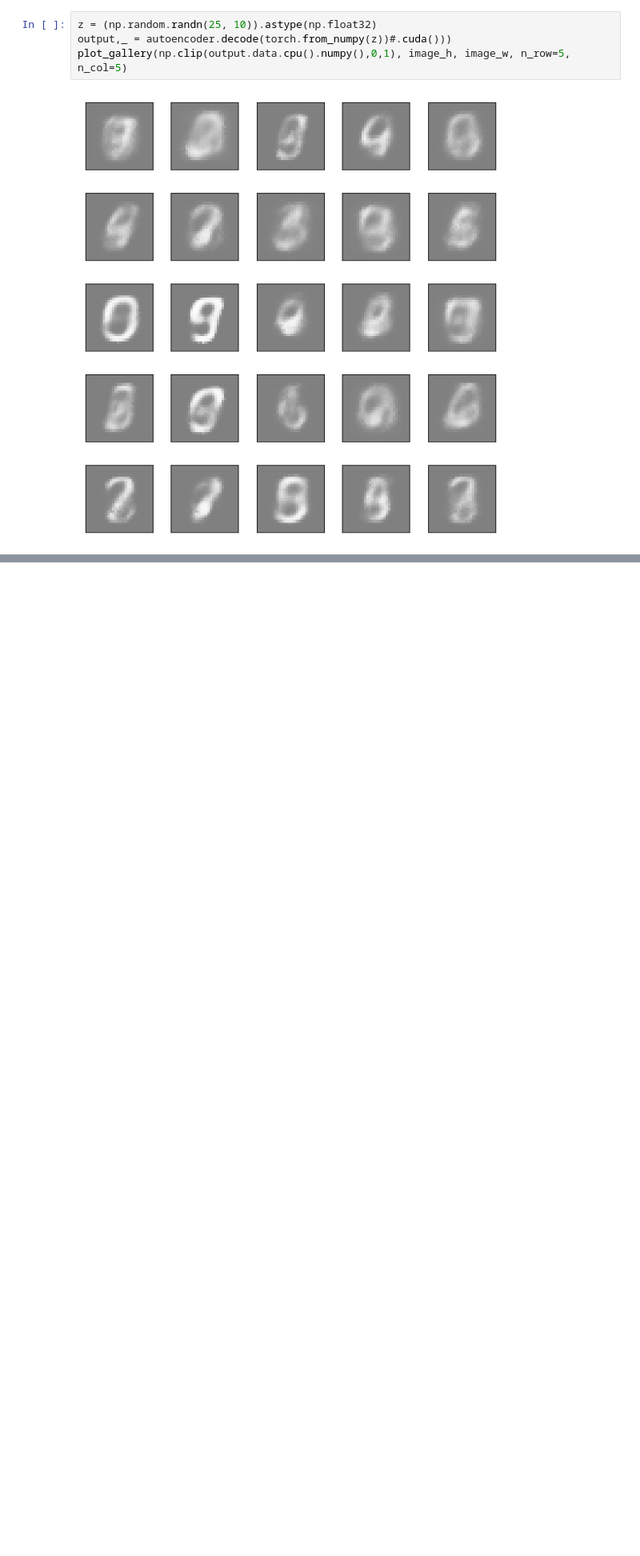
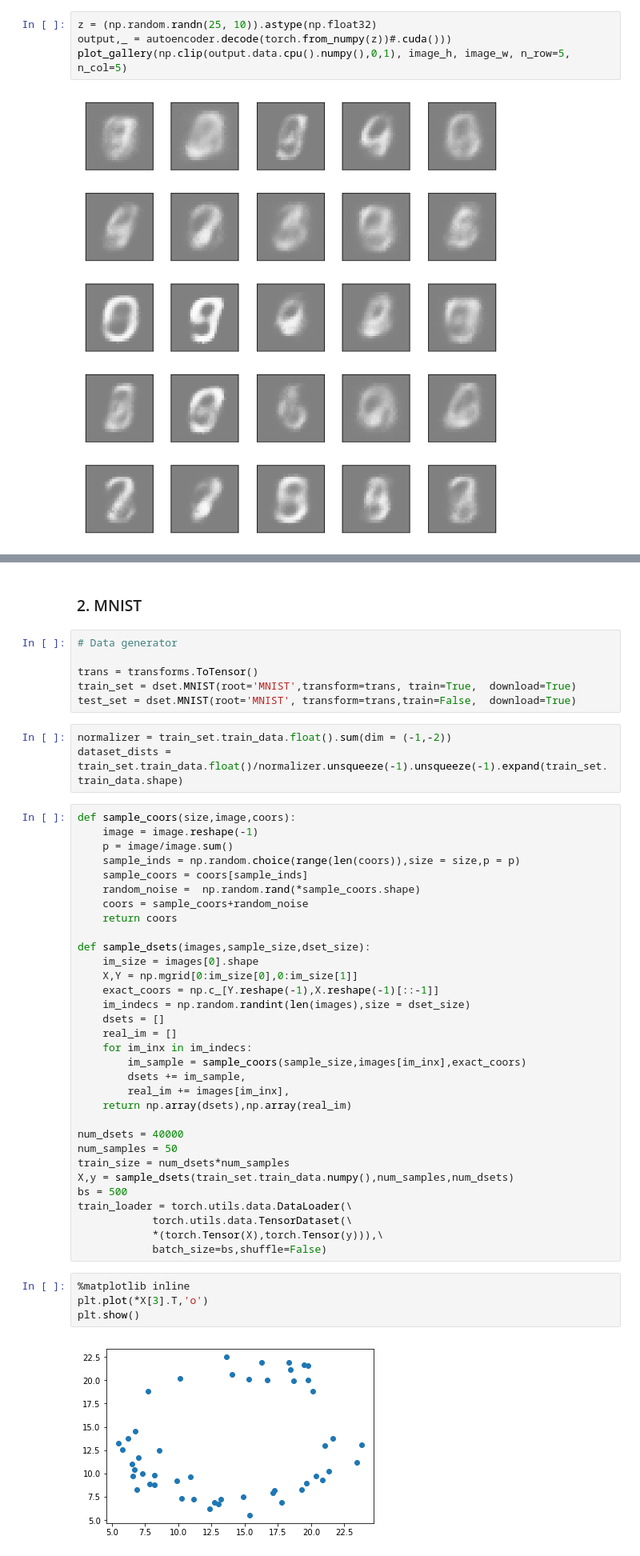
Before and after one commit to egornuzhin/bml_deep_prior, a Jupyter notebook: NeuralStatistician.ipynb, the cells around one changed output, grey strips where cells are left out. Shown: that part at 80% size. Drawn from its saved outputs; the diff is of its cells as text; blank space fills up the shorter version.

Commit message:
add MNIST

```diff
--- a/NeuralStatistician.ipynb
+++ b/NeuralStatistician.ipynb
@@ -409,0 +480,49 @@ plt.show()
+# %% [markdown]
+### 2. MNIST
+# %%
+# Data generator
+
+trans = transforms.ToTensor()
+train_set = dset.MNIST(root='MNIST',transform=trans, train=True,  download=True)
+test_set = dset.MNIST(root='MNIST', transform=trans,train=False,  download=True)
+# %%
+normalizer = train_set.train_data.float().sum(dim = (-1,-2))
+dataset_dists = train_set.train_data.float()/normalizer.unsqueeze(-1).unsqueeze(-1).expand(train_set.train_data.shape)
+# %%
+def sample_coors(size,image,coors):
+    image = image.reshape(-1)
+    p = image/image.sum()
+    sample_inds = np.random.choice(range(len(coors)),size = size,p = p)
+    sample_coors = coors[sample_inds]
+    random_noise =  np.random.rand(*sample_coors.shape)
+    coors = sample_coors+random_noise
+    return coors
+
+def sample_dsets(images,sample_size,dset_size):
+    im_size = images[0].shape
+    X,Y = np.mgrid[0:im_size[0],0:im_size[1]]
+    exact_coors = np.c_[Y.reshape(-1),X.reshape(-1)[::-1]]
+    im_indecs = np.random.randint(len(images),size = dset_size)
+    dsets = []
+    real_im = []
+    for im_inx in im_indecs:
+        im_sample = sample_coors(sample_size,images[im_inx],exact_coors)
+        dsets += im_sample,
+        real_im += images[im_inx],
+    return np.array(dsets),np.array(real_im)
+
+num_dsets = 40000
+num_samples = 50
+train_size = num_dsets*num_samples
+X,y = sample_dsets(train_set.train_data.numpy(),num_samples,num_dsets)
+bs = 500
+train_loader = torch.utils.data.DataLoader(\
+            torch.utils.data.TensorDataset(\
+            *(torch.Tensor(X),torch.Tensor(y))),\
+            batch_size=bs,shuffle=False)
+# %%
+%matplotlib inline
+plt.plot(*X[3].T,'o')
+plt.show()
+# %% [output]
+[figure, added]
```
Also changed, not shown: parts of 14 cells of this notebook.
